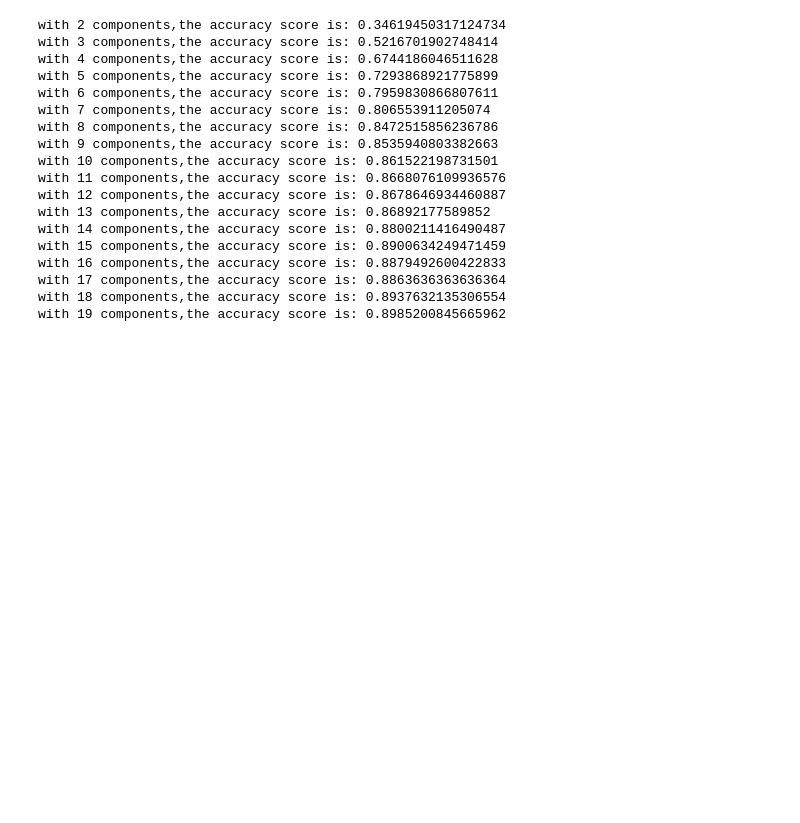
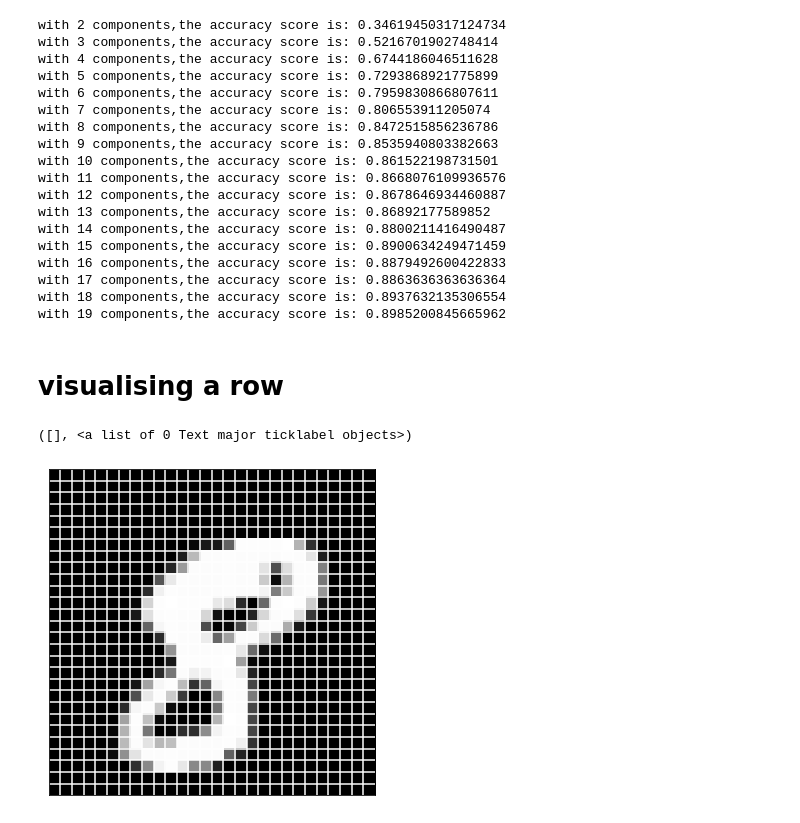
Before and after one commit to venkatesh-eranti/MNIST_PCA, a Jupyter notebook: MNIST_PCA.ipynb, the cells around one changed output. Cells and saved outputs as stored; diff of their text form; code cells hidden in the pictures; blank space fills up the shorter version.

```diff
--- a/MNIST_PCA.ipynb
+++ b/MNIST_PCA.ipynb
@@ -224,3 +224,16 @@ with 16 components,the accuracy score is: 0.8879492600422833
 with 17 components,the accuracy score is: 0.8863636363636364
 with 18 components,the accuracy score is: 0.8937632135306554
 with 19 components,the accuracy score is: 0.8985200845665962
+# %% [markdown]
+# visualising a row
+# %%
+digit = df.iloc[10,1:].values.reshape(28,28)
+plt.figure(figsize=[6,6])
+plt.imshow(digit, cmap='gray'); #plot the data
+plt.hlines(np.arange(-0.5, 27.5), -.5, 27.5, colors='w')
+plt.vlines(np.arange(-0.5, 27.5), -.5, 27.5, colors='w')
+plt.xticks([]) #removes numbered labels on x-axis
+plt.yticks([]) #removes numbered labels on y-axis
+# %% [output]
+([], <a list of 0 Text major ticklabel objects>)
+[figure, added]
```
